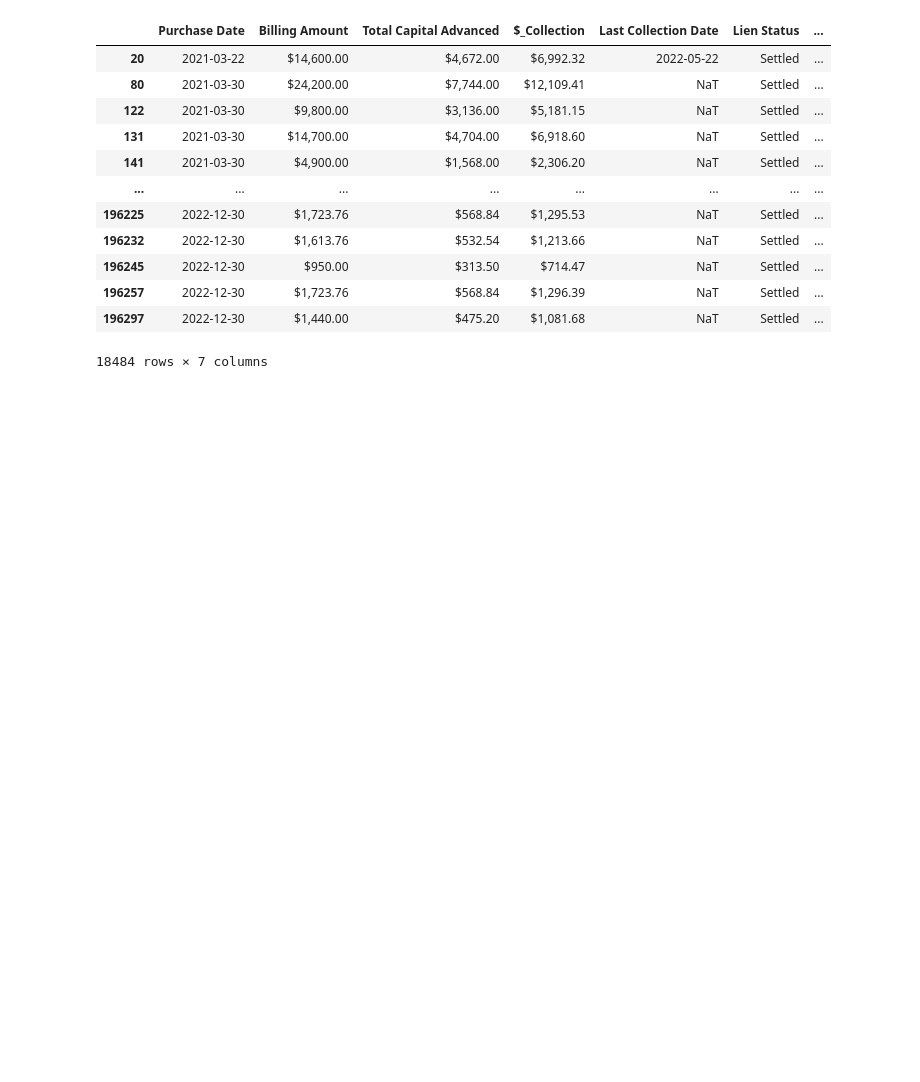
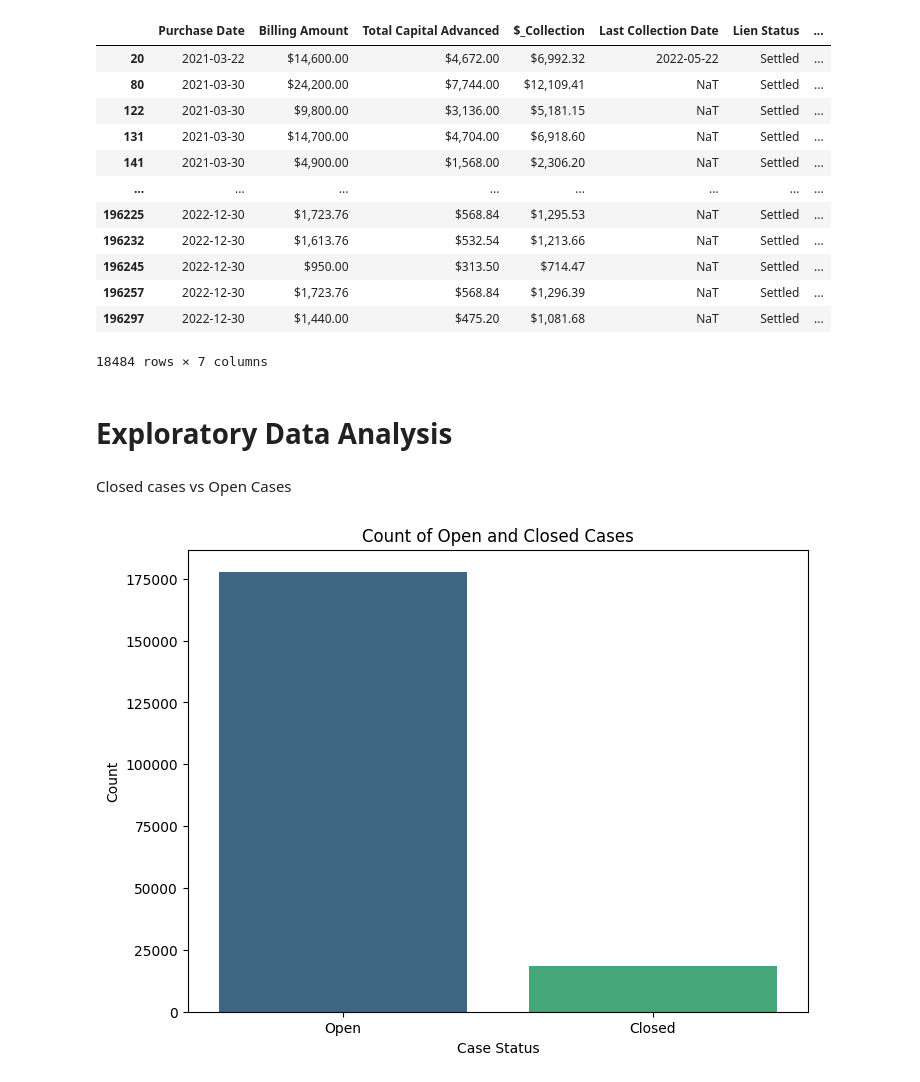
Before and after one commit to rksonu21/Data_Tape_2021-2022, a Jupyter notebook: Medical_Liens_Analytics.ipynb, the cells around one changed output. Drawn from its saved outputs; the diff is of its cells as text; code cells hidden in the pictures; blank space fills up the shorter version.

Commit message:
Data_Wrangling_EDA

```diff
--- a/Medical_Liens_Analytics.ipynb
+++ b/Medical_Liens_Analytics.ipynb
@@ -57,7 +57,7 @@ df.describe()
 # %% [markdown]
 <b>It can be seen upon visual inspection that there exist columns that will not have any tangible contribution to the analytics process that we are about to perform. In order to optimise the execution of our algorithms and avoid wasing of memory resources, we would be better-off dropping these columns.</b>
 # %%
-columns_to_drop = ['check','UNIQUE_ID','Plaintiff Last Name','Plaintiff First Name','Portfolio Id','Portfolio',]
+columns_to_drop = ['check','UNIQUE_ID','Plaintiff Last Name','Plaintiff First Name','Portfolio Id','Portfolio']
 df = df.drop(columns = columns_to_drop)
 # %%
 df['Purchase Date'] = pd.to_datetime(df['Purchase Date'], errors='coerce')
@@ -117,3 +117,17 @@ df_closed
 | 196257 | 2022-12-30 | $1,723.76 | $568.84 | $1,296.39 | NaT | Settled | ... |
 | 196297 | 2022-12-30 | $1,440.00 | $475.20 | $1,081.68 | NaT | Settled | ... |
 18484 rows × 7 columns
+# %% [markdown]
+# Exploratory Data Analysis
+# %% [markdown]
+Closed cases vs Open Cases
+# %%
+# Create a count plot for 'Case Status'
+plt.figure(figsize=(8, 6))
+sns.countplot(data=df, x='Case Status', palette='viridis')
+plt.title('Count of Open and Closed Cases')
+plt.xlabel('Case Status')
+plt.ylabel('Count')
+plt.show()
+# %% [output]
+[figure, added]
```
